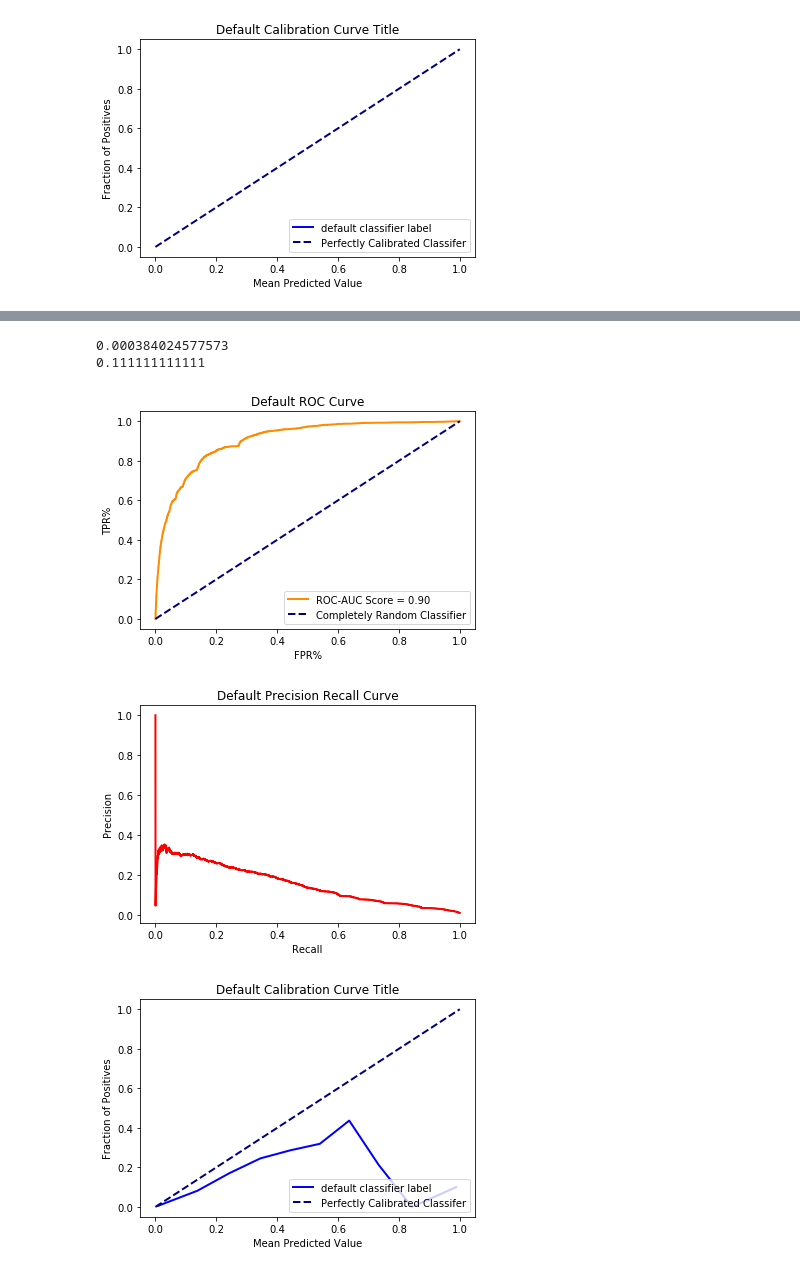
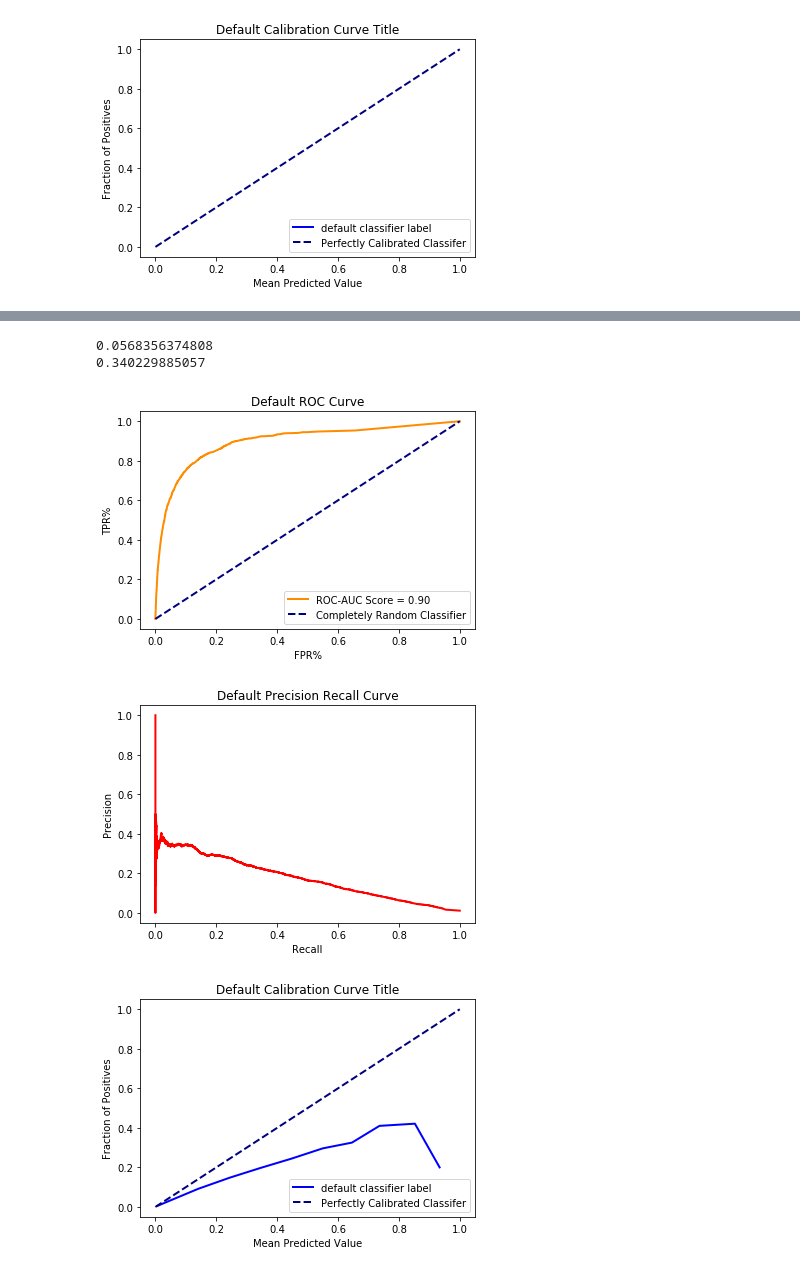
Before and after one commit to JamesKhoaNguyen/predicting_backorders, a Jupyter notebook: product_backorders.ipynb, the cells around one changed output, grey strips where cells are left out. Drawn from its saved outputs; the diff is of its cells as text; code cells hidden in the pictures.

Commit message:
feat:Starting implementation for single level stacked generalization.

```diff
--- a/product_backorders.ipynb
+++ b/product_backorders.ipynb
@@ -63,14 +79,14 @@ def roc_plot(y_test,
 
     auc_score = roc_auc_score(y_test, y_predict_proba[:,1])
     fpr, tpr, thresholds = roc_curve(y_test, y_predict_proba[:,1])
-    if plot
-    plt.plot(fpr,tpr, color=clf_plot_color,lw=2, label = 'ROC-AUC Score = %0.2f' % auc_score)
-    plt.plot([0, 1], [0, 1], color=random_plot_color, lw=2, linestyle='--', label = 'Completely Random Classifier')
-    plt.xlabel("FPR%")
-    plt.ylabel("TPR%")
-    plt.legend(loc='lower right')
-    plt.title(title)
-    plt.show()
+    if plot == True:
+        plt.plot(fpr,tpr, color=clf_plot_color,lw=2, label = 'ROC-AUC Score = %0.2f' % auc_score)
+        plt.plot([0, 1], [0, 1], color=random_plot_color, lw=2, linestyle='--', label = 'Completely Random Classifier')
+        plt.xlabel("FPR%")
+        plt.ylabel("TPR%")
+        plt.legend(loc='lower right')
+        plt.title(title)
+        plt.show()
     #display(base_auc_score)
     results_dict = {'auc_score':auc_score, 'fpr':fpr, 'tpr':tpr,'thresholds':thresholds}
     return results_dict
@@ -223,7 +235,8 @@ from sklearn import metrics
 from sklearn.metrics import precision_score, recall_score
 # %%
 from sklearn.preprocessing import normalize
-samples = training_data.sample(100000,random_state = 36)
+continuous_features = raw_labels['continuous_features']
+samples = training_data.sample(300000,random_state = 36)
 #qty_related = ['national_inv', 'in_transit_qty', 'forecast_3_month',
                    #'forecast_6_month', 'forecast_9_month', 'min_bank',
                    #'local_bo_qty', 'pieces_past_due', 'sales_1_month',
@@ -242,3 +261,16 @@ train_test_dict = {'X_train': X_train_temp, 'y_train':y_train_temp, 'X_test':X_t
+# %%
+from sklearn.model_selection import StratifiedShuffleSplit
+sss = StratifiedShuffleSplit(n_splits=10, test_size=0.3, random_state=0)
+X = training_data.drop('went_on_backorder', axis=1).values
+y = training_data['went_on_backorder'].values
+sss.get_n_splits(X, y)
+
+for train_index, test_index in sss.split(X, y):
+    X_train, X_test = X[train_index], X[test_index]
+    y_train, y_test = y[train_index], y[test_index]
+
+
+train_test_dict = {'X_train': X_train, 'y_train':y_train, 'X_test':X_test, 'y_test':y_test}
 # %%
 from imblearn.over_sampling import SMOTE
 sm = SMOTE(random_state = 12, ratio = 1.0)
@@ -250,3 +282,9 @@ print(np.bincount(y_smote_training_data))
+# %%
+from imblearn.over_sampling import SMOTE
+sm = SMOTE(random_state = 12, ratio = 1.0)
+x_smote_training_data, y_smote_training_data = sm.fit_sample(X_train, y_train)
+print(np.bincount(y_smote_training_data))
+train_test_dict = {'X_train': x_smote_training_data, 'y_train':y_smote_training_data, 'X_test':X_test_temp, 'y_test':y_test_temp}
 # %%
 #majority classifier (baseline #1)
 from sklearn.dummy import DummyClassifier
@@ -297,19 +339,19 @@ DecisionTreeClassifier(class_weight=None, criterion='gini', max_depth=1,
 # %%
 #Without any preprocessing, normalization, just using the out-of-the-box Random Forest Classifier
 #strange thing is that as the number of trees grow, the model's F1 score gets lower and lower
 #keep in mind that F1 score is affected by class imbalance, refer to paper
 from sklearn.ensemble import RandomForestClassifier
 # clf_temp = RandomForestClassifier(n_estimators=100, max_depth = 15)
 # #clf_temp = clf_temp.fit(X_train_temp, y_train_temp)
 # clf_temp = clf_temp.fit(x_smote_training_data, y_smote_training_data)
 # y_predict_temp = clf_temp.predict(X_test_temp)
 # score_temp = metrics.f1_score(y_test_temp, y_predict_temp)
 # y_predict_temp_proba = clf_temp.predict_proba(X_test_temp)
 # print score_temp
-clfQuickAnalysis(clf=RandomForestClassifier(n_estimators=100, max_depth=15),train_test_dict=train_test_dict)
+clfSingleAnalysis(clf=RandomForestClassifier(n_estimators=100, max_depth=20),train_test_dict=train_test_dict)
 # %% [output]
-0.000384024577573
-0.111111111111
+0.0568356374808
+0.340229885057
-[figure, old version]
+[figure, new version]
-[figure, old version]
+[figure, new version]
-[figure, old version]
+[figure, new version]
```
Also changed, not shown: parts of 34 cells of this notebook.
